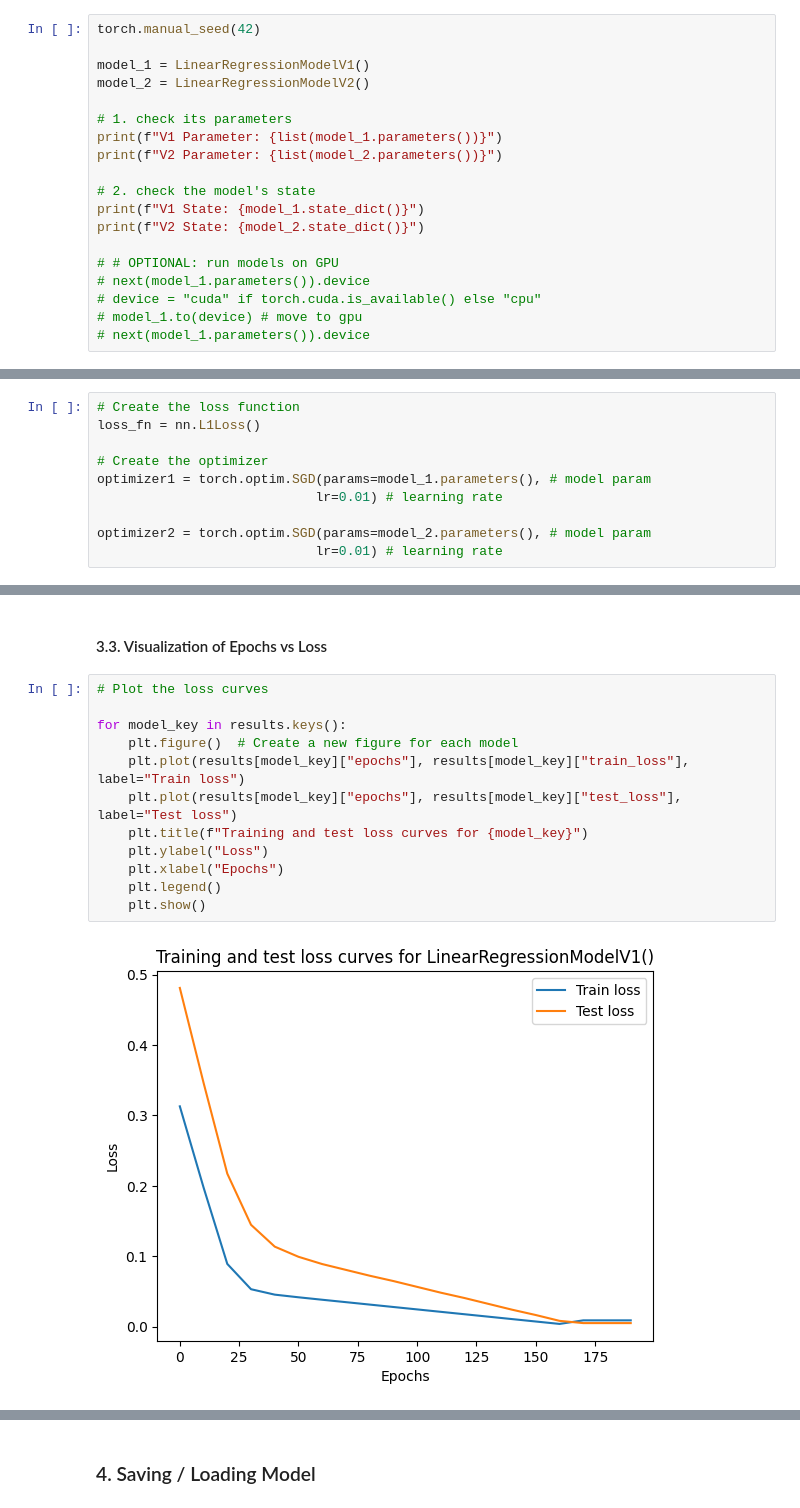
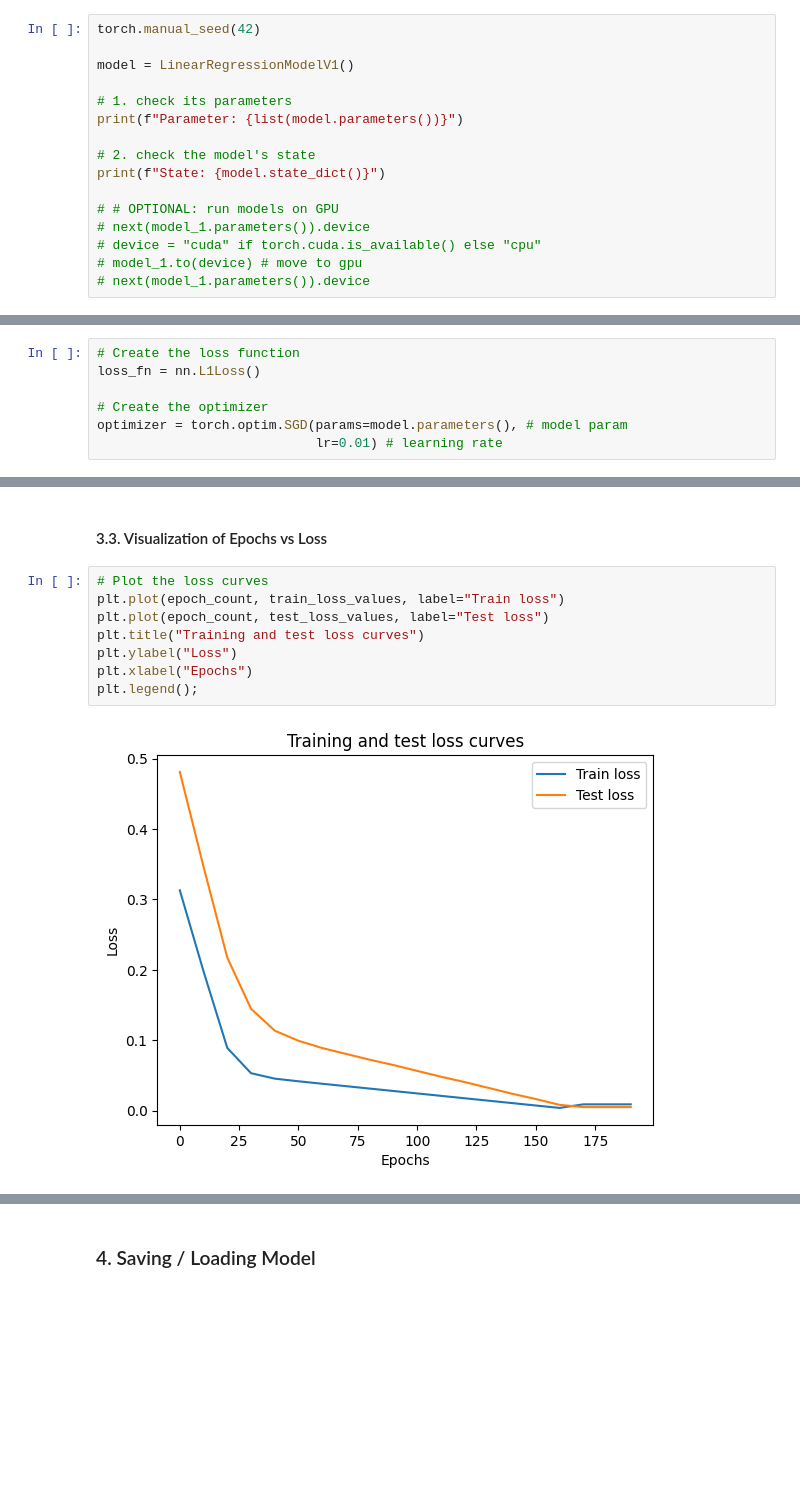
Before and after one commit to donghwui/pytorch, a Jupyter notebook: model.ipynb, the cells around one changed output, grey strips where cells are left out. Saved outputs shown, nothing was run; the diff lists cells and outputs as text; blank space fills up the shorter version.

```diff
--- a/model.ipynb
+++ b/model.ipynb
@@ -139,16 +139,13 @@ class LinearRegressionModelV2(nn.Module): # subclass of nn.Module
 # %%
 torch.manual_seed(42)
 
-model_1 = LinearRegressionModelV1()
-model_2 = LinearRegressionModelV2()
+model = LinearRegressionModelV1()
 
 # 1. check its parameters
-print(f"V1 Parameter: {list(model_1.parameters())}")
-print(f"V2 Parameter: {list(model_2.parameters())}")
+print(f"Parameter: {list(model.parameters())}")
 
 # 2. check the model's state
-print(f"V1 State: {model_1.state_dict()}")
-print(f"V2 State: {model_2.state_dict()}")
+print(f"State: {model.state_dict()}")
 
 # # OPTIONAL: run models on GPU
 # next(model_1.parameters()).device
@@ -212,11 +192,8 @@ plot_predictions(predictions=y_preds2) # prediction for v2 lin reg
 loss_fn = nn.L1Loss()
 
 # Create the optimizer
-optimizer1 = torch.optim.SGD(params=model_1.parameters(), # model param
+optimizer = torch.optim.SGD(params=model.parameters(), # model param
                             lr=0.01) # learning rate
-
-optimizer2 = torch.optim.SGD(params=model_2.parameters(), # model param
-                            lr=0.01) # learning rate
 # %% [markdown]
 #### 3.2. Optimization Loop
 # %%
@@ -300,15 +270,11 @@ Epoch: 190 | MAE Train Loss: 0.09508013725280762 | MAE Test Loss: 0.221733018755
 #### 3.3. Visualization of Epochs vs Loss
 # %%
 # Plot the loss curves
-
-for model_key in results.keys():
-    plt.figure()  # Create a new figure for each model
-    plt.plot(results[model_key]["epochs"], results[model_key]["train_loss"], label="Train loss")
-    plt.plot(results[model_key]["epochs"], results[model_key]["test_loss"], label="Test loss")
-    plt.title(f"Training and test loss curves for {model_key}")
-    plt.ylabel("Loss")
-    plt.xlabel("Epochs")
-    plt.legend()
-    plt.show()
+plt.plot(epoch_count, train_loss_values, label="Train loss")
+plt.plot(epoch_count, test_loss_values, label="Test loss")
+plt.title("Training and test loss curves")
+plt.ylabel("Loss")
+plt.xlabel("Epochs")
+plt.legend();
 # %% [output]
-[figure, old version]
+[figure, new version]
```
Also changed, not shown: parts of 12 cells of this notebook.
